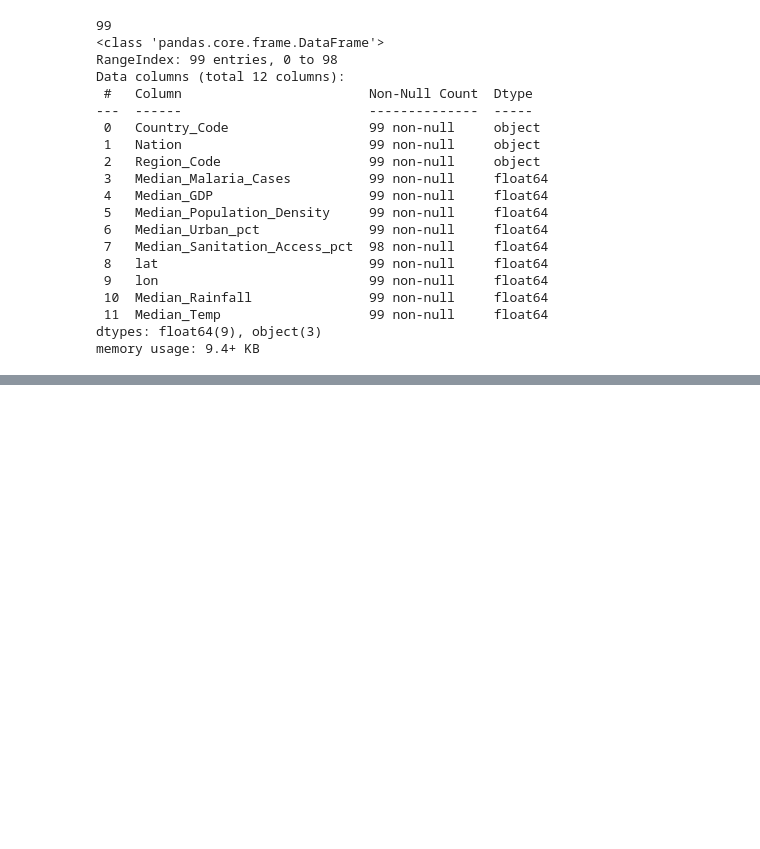
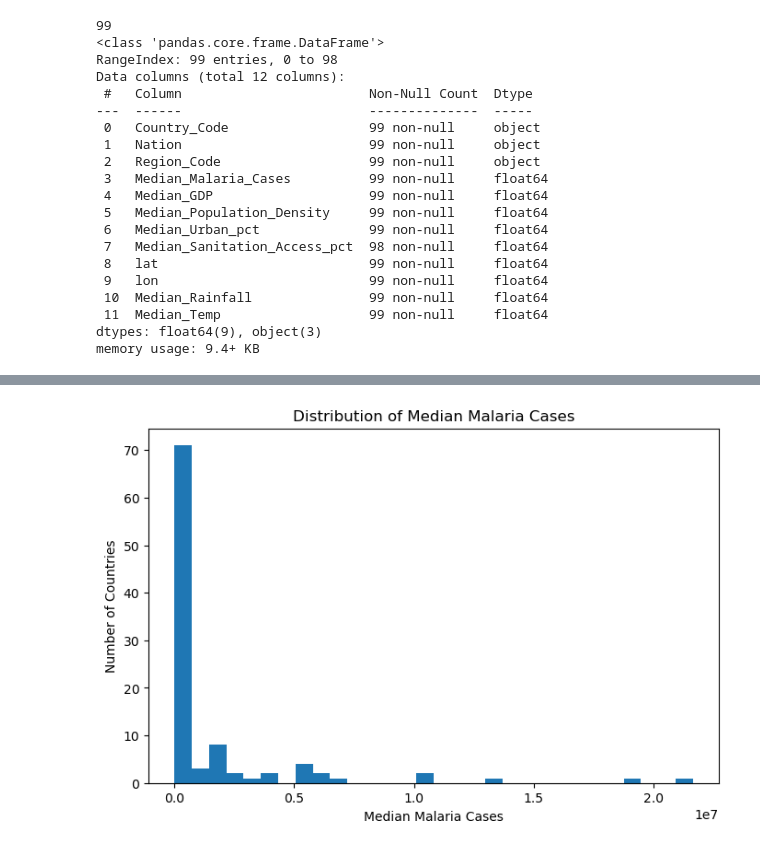
Before and after one commit to ZacharyMalonjao/Capstone2-A3101-Group2-SY26-27, a Jupyter notebook: ipynb_notebooks/01_data_cleaning.ipynb, the cells around one changed output, grey strips where cells are left out. Cells and saved outputs as stored; diff of their text form; code cells hidden in the pictures; blank space fills up the shorter version.

```diff
--- a/ipynb_notebooks/01_data_cleaning.ipynb
+++ b/ipynb_notebooks/01_data_cleaning.ipynb
@@ -935,0 +1049,3 @@ df_final.to_csv('final_extract_dataset.csv', index = False)
+# %%
+healthcare_df = healthcare_df.drop(columns=['Country Name', 'Indicator Name', 'Indicator Code','1960', '1961', '1962', '1963', '1964', '1965', '1966', '1967', '1968', '1969', '1970', '1971', '1972', '1973', '1974', '1975', '1976', '1977', '1978', '1979', '1980', '1981', '1982', '1983', '1984', '1985', '1986', '1987', '1988', '1989', '1990', '1991', '1992', '1993', '1994', '1995', '1996', '1997', '1998', '1999', '2000', '2001', '2002', '2003', '2004', '2005', '2006', '2007', '2008', '2009', '2010', '2011', '2012', '2013', '2014', '2025', 'Unnamed: 70'])
+print(healthcare_df.columns.tolist())
@@ -935,0 +1054,8 @@ df_final.to_csv('final_extract_dataset.csv', index = False)
+# %%
+#filter the valid nations
+healthcare_df = healthcare_df[healthcare_df['Country Code'].isin(df_final['Country_Code'])]
+# %%
+#Remove the extra years
+healthcare_df['healthcare_expenditure_per_capita'] = healthcare_df[year_cols].median(axis=1)
+healthcare_df = healthcare_df[['Country Code', 'healthcare_expenditure_per_capita']]
+healthcare_df.head()
@@ -935,0 +1069,10 @@ df_final.to_csv('final_extract_dataset.csv', index = False)
+# %%
+df_final = df_final.merge(
+	healthcare_df,
+	how='left',
+	left_on='Country_Code',
+    right_on='Country Code'
+)
+df_final = df_final.drop(columns=['Country Code'])
+print(len(df_final))
+df_final.info()
@@ -935,0 +1347,11 @@ df_final.to_csv('final_extract_dataset.csv', index = False)
+# %%
+
+
+plt.figure(figsize=(8,5))
+plt.hist(df_final['Median_Malaria_Cases'], bins=30)
+plt.xlabel('Median Malaria Cases')
+plt.ylabel('Number of Countries')
+plt.title('Distribution of Median Malaria Cases')
+plt.show()
+# %% [output]
+[figure, added]
```
Also changed, not shown: parts of 34 cells of this notebook, 11 other files.
